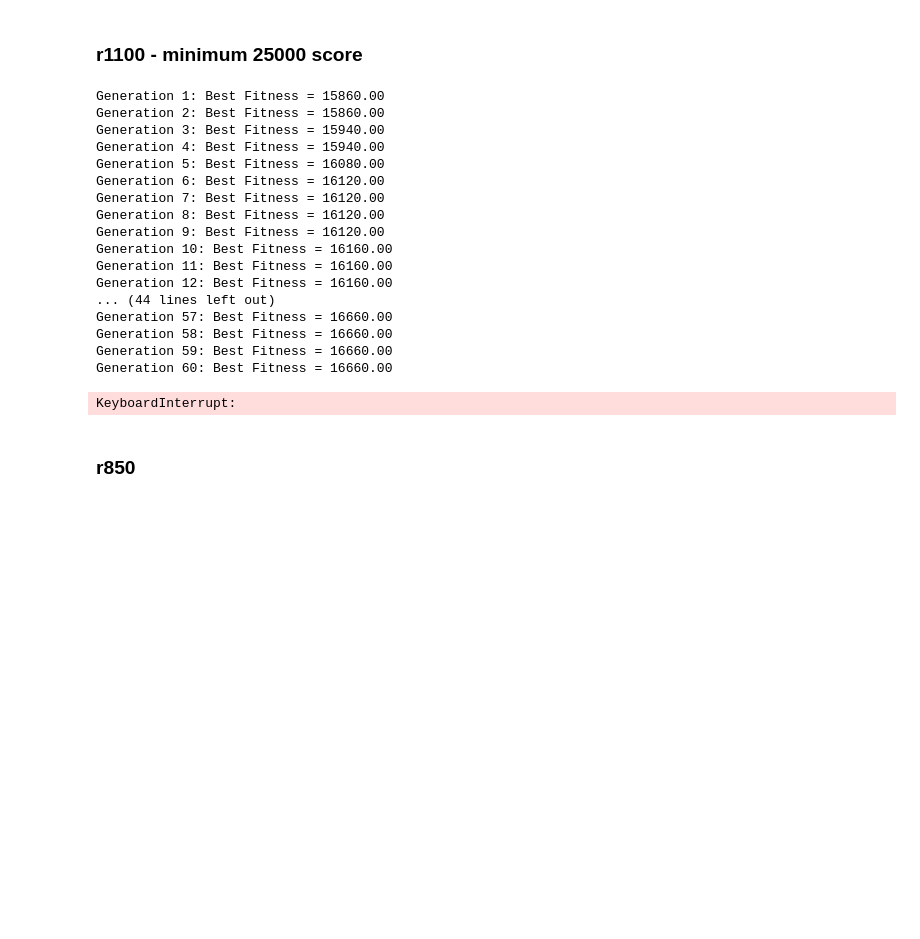
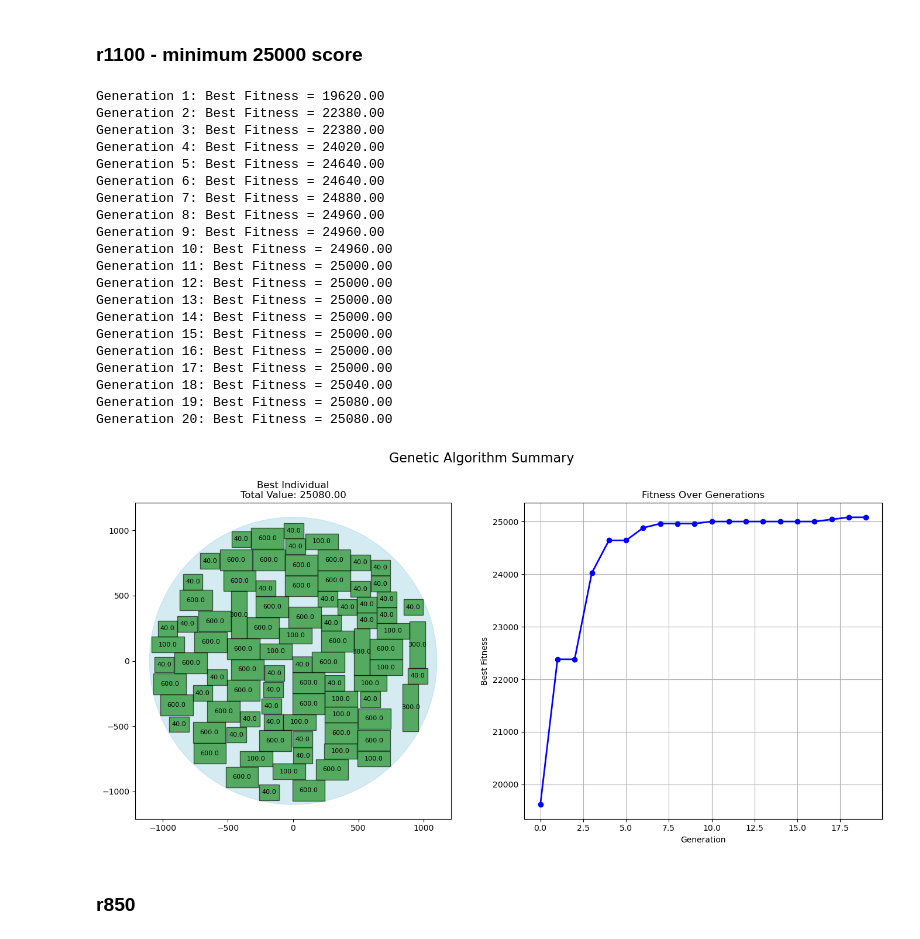
Before and after one commit to FilipLangiewicz/NeuralNetworks, a Jupyter notebook: AE/AE2_FilipLangiewicz.ipynb, the cells around one changed output. Cells and saved outputs as stored; diff of their text form; code cells hidden in the pictures; blank space fills up the shorter version.

```diff
--- a/AE/AE2_FilipLangiewicz.ipynb
+++ b/AE/AE2_FilipLangiewicz.ipynb
@@ -470,37 +529,40 @@ ga.plot_summary(best)
 # %%
 data = pd.read_csv("data/r1100.csv", header=None).values
 rects = [(w, h, val) for w, h, val in data]
 
 ga = GeneticAlgorithm(radius=1100,
                       available_rectangles=rects,
-                      generations=150,
+                      generations=20,
                       population_size=10,
                       mutation_rate=0.9,
                       elitism_rate = 0.3,
                       crossover_rate = 0.9)
 ga.evolve()
 
 best = ga.get_best_individual()
 ga.plot_summary(best)
 # %% [output]
-Generation 1: Best Fitness = 15860.00
-Generation 2: Best Fitness = 15860.00
-Generation 3: Best Fitness = 15940.00
-Generation 4: Best Fitness = 15940.00
-Generation 5: Best Fitness = 16080.00
-Generation 6: Best Fitness = 16120.00
-Generation 7: Best Fitness = 16120.00
-Generation 8: Best Fitness = 16120.00
-Generation 9: Best Fitness = 16120.00
-Generation 10: Best Fitness = 16160.00
-Generation 11: Best Fitness = 16160.00
-Generation 12: Best Fitness = 16160.00
-... (44 lines left out)
-Generation 57: Best Fitness = 16660.00
-Generation 58: Best Fitness = 16660.00
-Generation 59: Best Fitness = 16660.00
-Generation 60: Best Fitness = 16660.00
+Generation 1: Best Fitness = 19620.00
+Generation 2: Best Fitness = 22380.00
+Generation 3: Best Fitness = 22380.00
+Generation 4: Best Fitness = 24020.00
+Generation 5: Best Fitness = 24640.00
+Generation 6: Best Fitness = 24640.00
+Generation 7: Best Fitness = 24880.00
+Generation 8: Best Fitness = 24960.00
+Generation 9: Best Fitness = 24960.00
+Generation 10: Best Fitness = 24960.00
+Generation 11: Best Fitness = 25000.00
+Generation 12: Best Fitness = 25000.00
+Generation 13: Best Fitness = 25000.00
+Generation 14: Best Fitness = 25000.00
+Generation 15: Best Fitness = 25000.00
+Generation 16: Best Fitness = 25000.00
+Generation 17: Best Fitness = 25000.00
+Generation 18: Best Fitness = 25040.00
+Generation 19: Best Fitness = 25080.00
+Generation 20: Best Fitness = 25080.00
-KeyboardInterrupt:
+[figure, added]
 # %% [markdown]
 ### **r850**
 # %%
```
Also changed, not shown: parts of 7 cells of this notebook.
